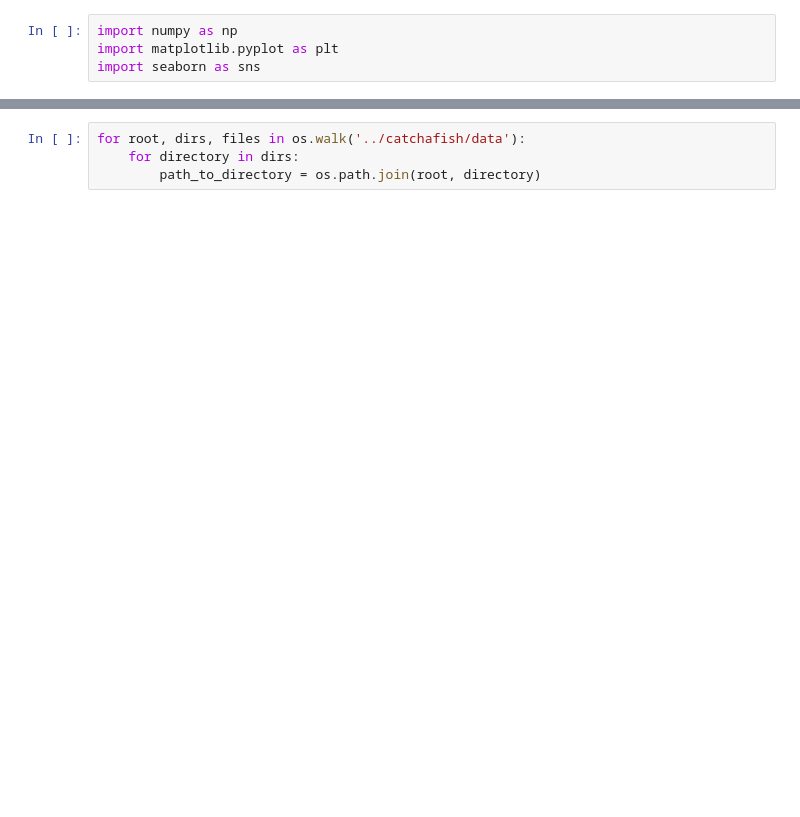
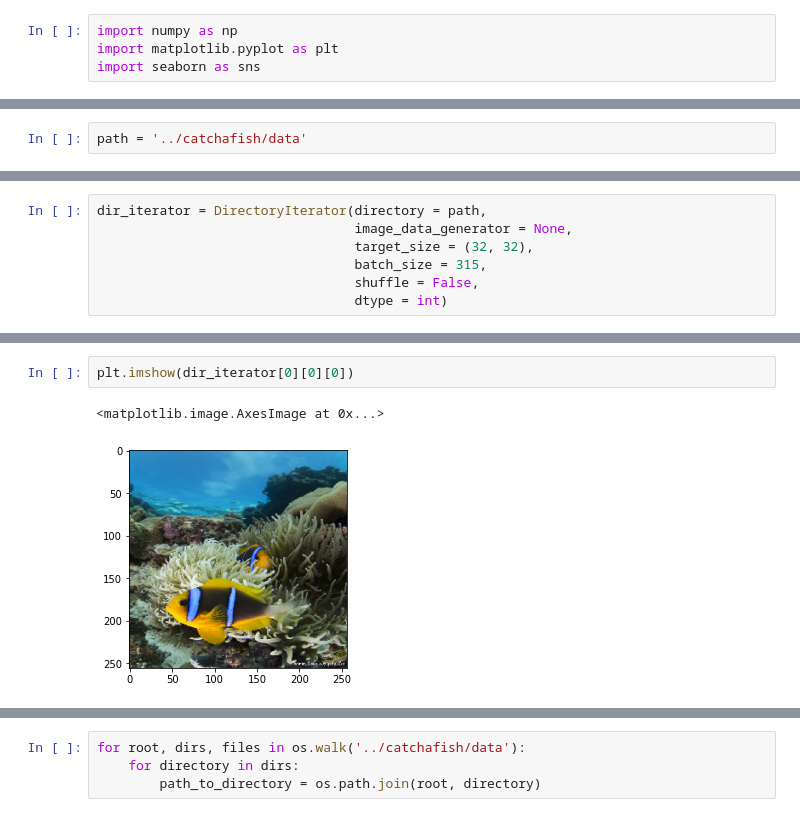
Before and after one commit to annemariemichaud/catchafish, a Jupyter notebook: notebooks/pechouc_notebook.ipynb, the cells around one changed output, grey strips where cells are left out. Cells and saved outputs as stored; diff of their text form; blank space fills up the shorter version.

```diff
--- a/notebooks/pechouc_notebook.ipynb
+++ b/notebooks/pechouc_notebook.ipynb
@@ -9,0 +9,2 @@ ImportError: cannot import name 'image_dataset_from_directory' from 'tensorflow.
+# %%
+path = '../catchafish/data'
@@ -9,0 +66,7 @@ ImportError: cannot import name 'image_dataset_from_directory' from 'tensorflow.
+# %%
+dir_iterator = DirectoryIterator(directory = path,
+                                 image_data_generator = None,
+                                 target_size = (32, 32),
+                                 batch_size = 315,
+                                 shuffle = False,
+                                 dtype = int)
@@ -9,0 +103,5 @@ ImportError: cannot import name 'image_dataset_from_directory' from 'tensorflow.
+# %%
+plt.imshow(dir_iterator[0][0][0])
+# %% [output]
+<matplotlib.image.AxesImage at 0x...>
+[figure, added]
```
Also changed, not shown: parts of 17 cells of this notebook.
